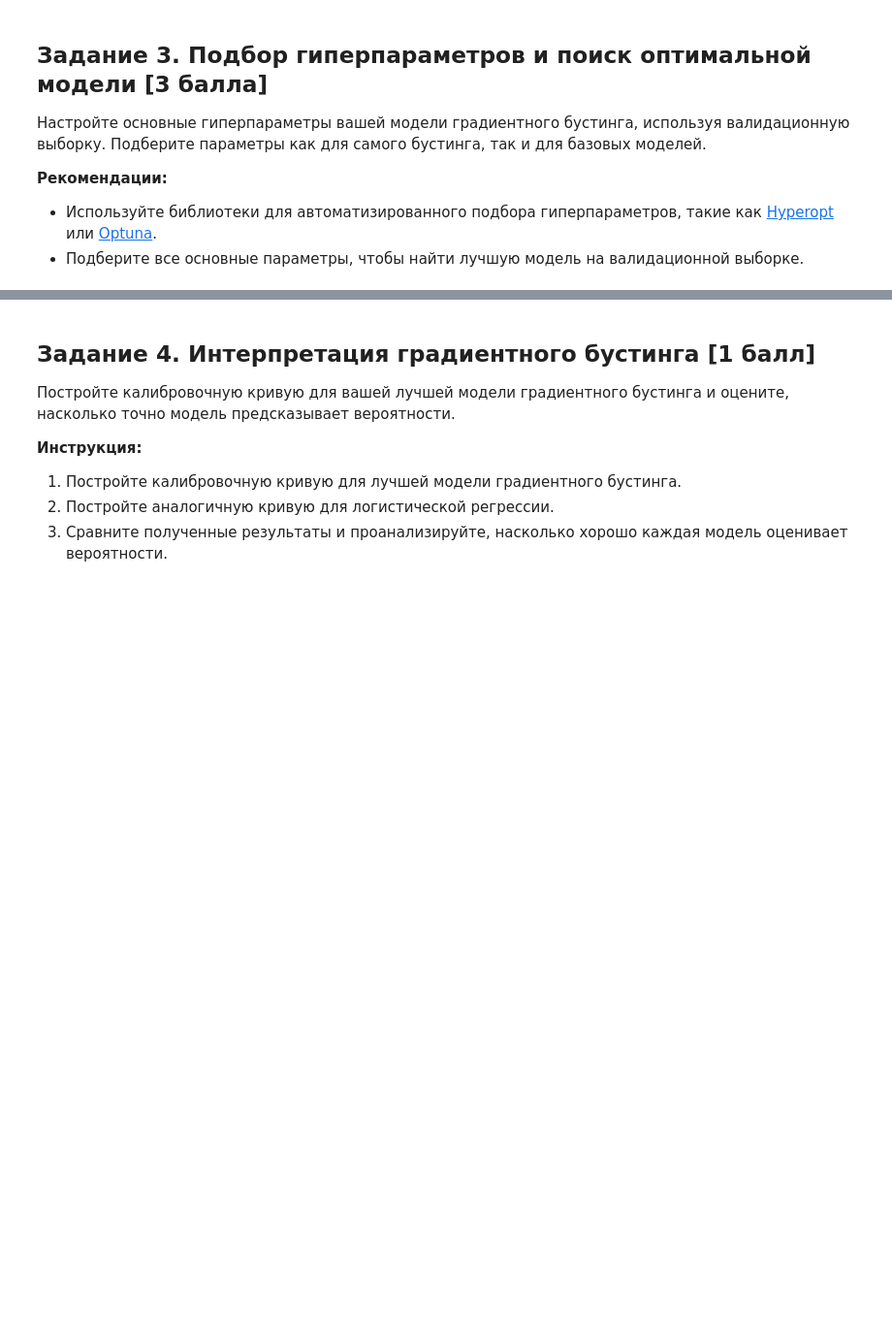
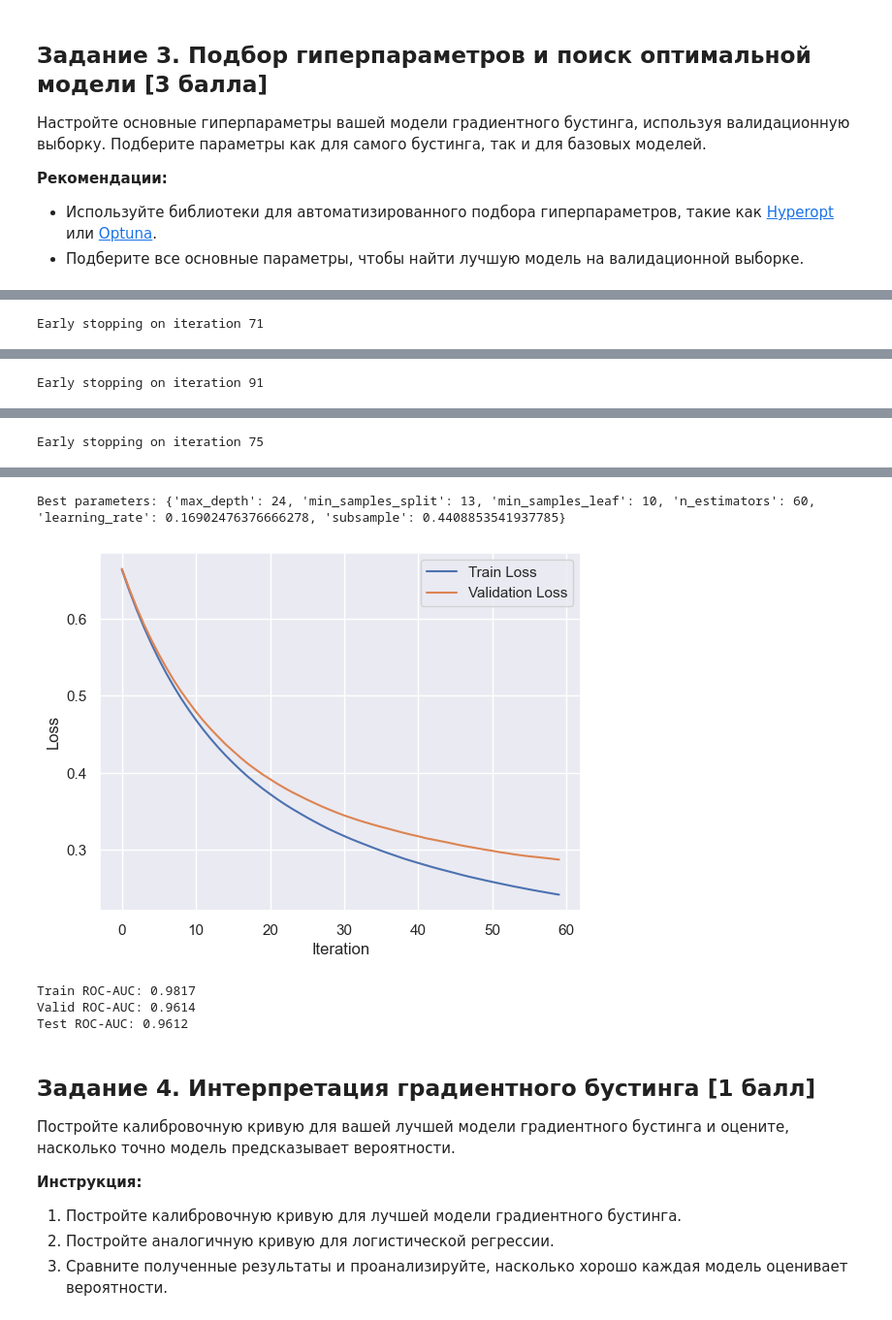
Before and after one commit to KoryakovDmitry/mai-ml-boosting-lab7, a Jupyter notebook: ML MAI & SBER. Boosting LAB7.ipynb, the cells around one changed output, grey strips where cells are left out. Shown at 97% size. Drawn from its saved outputs; the diff is of its cells as text; code cells hidden in the pictures; blank space fills up the shorter version.

```diff
--- a/ML MAI & SBER. Boosting LAB7.ipynb
+++ b/ML MAI & SBER. Boosting LAB7.ipynb
@@ -150,3 +216,60 @@ depths = range(1, 30, 2)
 **Рекомендации:**
 - Используйте библиотеки для автоматизированного подбора гиперпараметров, такие как [Hyperopt](https://github.com/hyperopt/hyperopt) или [Optuna](https://optuna.org/).
 - Подберите все основные параметры, чтобы найти лучшую модель на валидационной выборке.
+# %%
+import optuna
+from sklearn.tree import DecisionTreeRegressor
+
+
+def objective(trial):
+    base_model_params = {
+        'max_depth': trial.suggest_int('max_depth', 1, 30),
+        'min_samples_split': trial.suggest_int('min_samples_split', 2, 20),
+        'min_samples_leaf': trial.suggest_int('min_samples_leaf', 1, 20),
+    }
+
+    n_estimators = trial.suggest_int('n_estimators', 10, 100)
+    learning_rate = trial.suggest_float('learning_rate', 0.01, 0.3)
+    subsample = trial.suggest_float('subsample', 0.1, 1.0)
+
+    boosting = Boosting(
+        base_model_class=DecisionTreeRegressor,
+        base_model_params=base_model_params,
+        n_estimators=n_estimators,
+        learning_rate=learning_rate,
+        subsample=subsample,
+        early_stopping_rounds=10,
+        plot=False
+    )
+
+    boosting.fit(x_train, y_train, x_valid, y_valid)
+
+    valid_auc = boosting.score(x_valid, y_valid)
+    return valid_auc
+
+
+study = optuna.create_study(direction='maximize')
+study.optimize(objective, n_trials=50)
+
+best_params = study.best_params
+print(f"Best parameters: {best_params}")
+
+final_boosting = Boosting(
+    base_model_class=DecisionTreeRegressor,
+    base_model_params={
+        'max_depth': best_params['max_depth'],
+        'min_samples_split': best_params['min_samples_split'],
+        'min_samples_leaf': best_params['min_samples_leaf'],
+    },
+    n_estimators=best_params['n_estimators'],
+    learning_rate=best_params['learning_rate'],
+    subsample=best_params['subsample'],
+    early_stopping_rounds=10,
+    plot=True
+)
+
+final_boosting.fit(x_train, y_train, x_valid, y_valid)
+print(f'Train ROC-AUC: {final_boosting.score(x_train, y_train):.4f}')
+print(f'Valid ROC-AUC: {final_boosting.score(x_valid, y_valid):.4f}')
+print(f'Test ROC-AUC: {final_boosting.score(x_test, y_test):.4f}')
+# %% [output]
@@ -152,0 +281 @@ depths = range(1, 30, 2)
+Early stopping on iteration 71
@@ -152,0 +289 @@ depths = range(1, 30, 2)
+Early stopping on iteration 91
@@ -152,0 +307 @@ depths = range(1, 30, 2)
+Early stopping on iteration 75
@@ -153,3 +317,8 @@ depths = range(1, 30, 2)
+Best parameters: {'max_depth': 24, 'min_samples_split': 13, 'min_samples_leaf': 10, 'n_estimators': 60, 'learning_rate': 0.16902476376666278, 'subsample': 0.4408853541937785}
+[figure, added]
+Train ROC-AUC: 0.9817
+Valid ROC-AUC: 0.9614
+Test ROC-AUC: 0.9612
 # %%
 ### ╰( ͡☉ ͜ʖ ͡☉ )つ──☆*:・ﾟ   ฅ^•ﻌ•^ฅ   ʕ•ᴥ•ʔ
 # %% [markdown]
```
Also changed, not shown: parts of 7 cells of this notebook, 2 other files.
